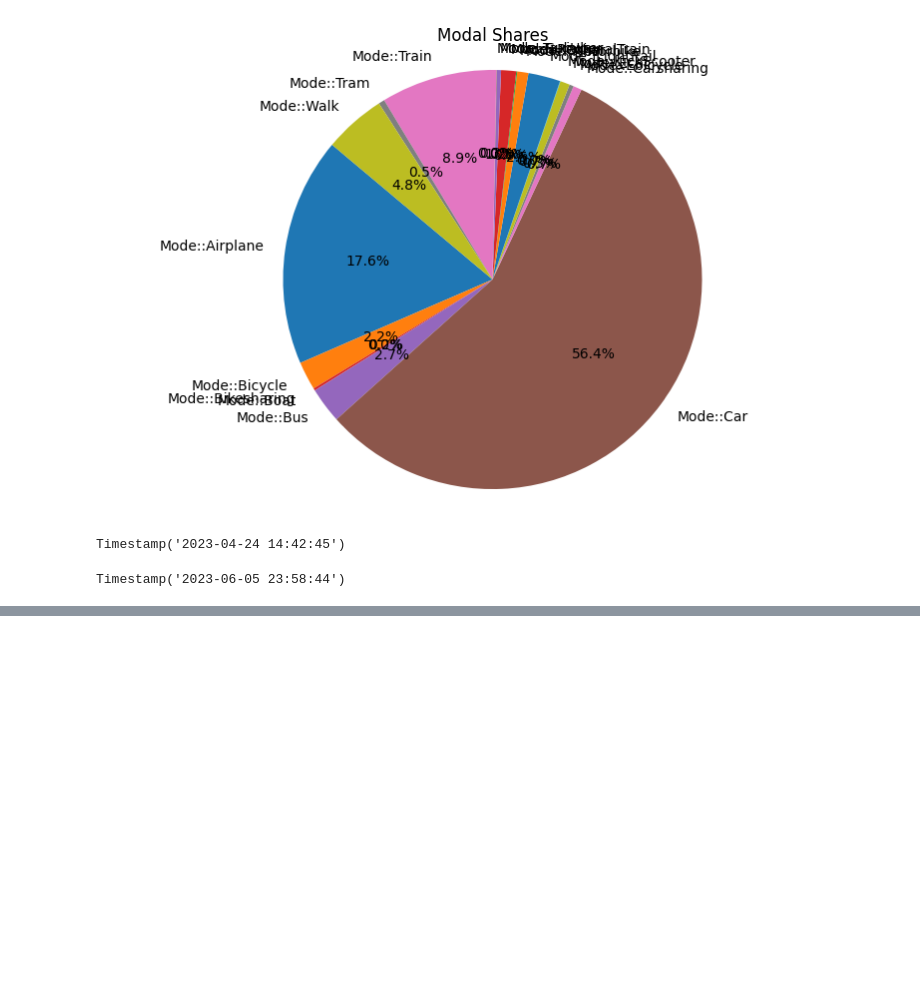
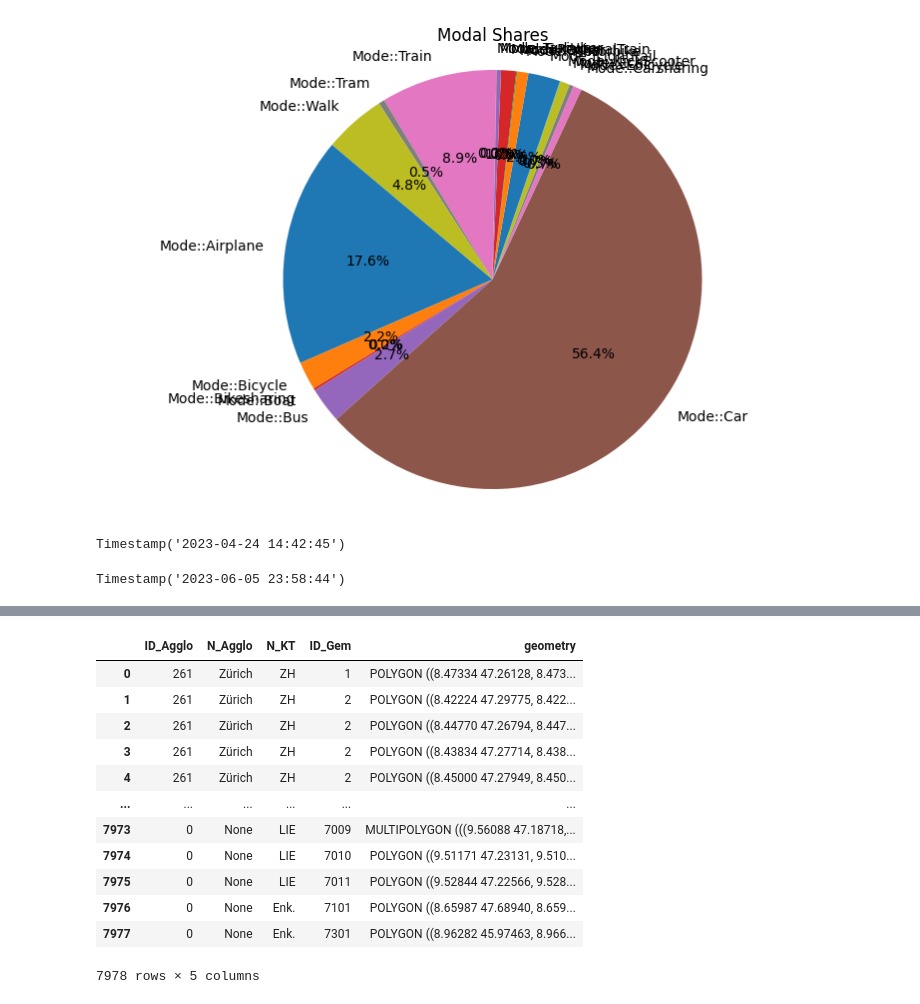
Before and after one commit to meschultheiss/Feuille-de-route-GPS, a Jupyter notebook: Notebooks/module1_v4.ipynb, the cells around one changed output, grey strips where cells are left out. Saved outputs shown, nothing was run; the diff lists cells and outputs as text; code cells hidden in the pictures; blank space fills up the shorter version.

```diff
--- a/Notebooks/module1_v4.ipynb
+++ b/Notebooks/module1_v4.ipynb
@@ -519,0 +546,16 @@ Timestamp('2023-06-05 23:58:44')
+# %%
+TAZ
+# %% [output]
+|  | ID_Agglo | N_Agglo | N_KT | ID_Gem | geometry |
+| 0 | 261 | Zürich | ZH | 1 | POLYGON ((8.47334 47.26128, 8.473... |
+| 1 | 261 | Zürich | ZH | 2 | POLYGON ((8.42224 47.29775, 8.422... |
+| 2 | 261 | Zürich | ZH | 2 | POLYGON ((8.44770 47.26794, 8.447... |
+| 3 | 261 | Zürich | ZH | 2 | POLYGON ((8.43834 47.27714, 8.438... |
+| 4 | 261 | Zürich | ZH | 2 | POLYGON ((8.45000 47.27949, 8.450... |
+| ... | ... | ... | ... | ... | ... |
+| 7973 | 0 | None | LIE | 7009 | MULTIPOLYGON (((9.56088 47.18718,... |
+| 7974 | 0 | None | LIE | 7010 | POLYGON ((9.51171 47.23131, 9.510... |
+| 7975 | 0 | None | LIE | 7011 | POLYGON ((9.52844 47.22566, 9.528... |
+| 7976 | 0 | None | Enk. | 7101 | POLYGON ((8.65987 47.68940, 8.659... |
+| 7977 | 0 | None | Enk. | 7301 | POLYGON ((8.96282 45.97463, 8.966... |
+7978 rows × 5 columns
```
Also changed, not shown: parts of 9 cells of this notebook, 5 other files.
